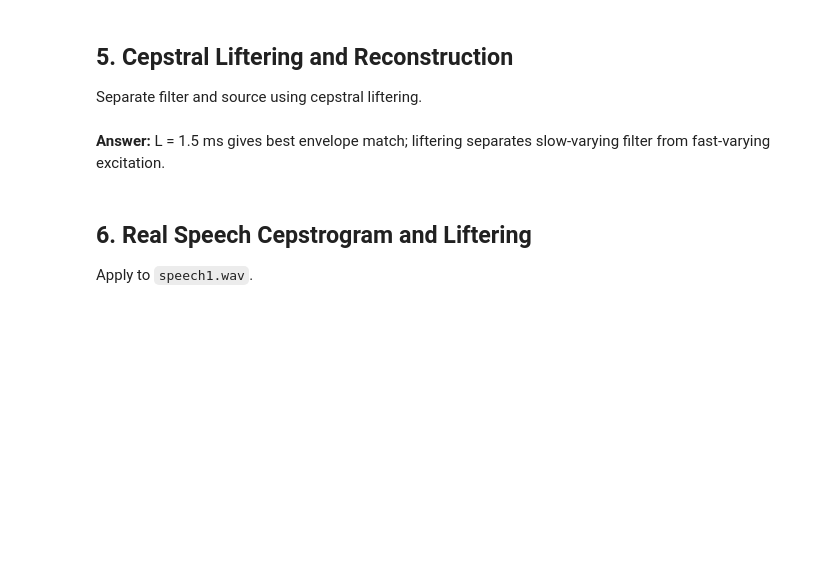
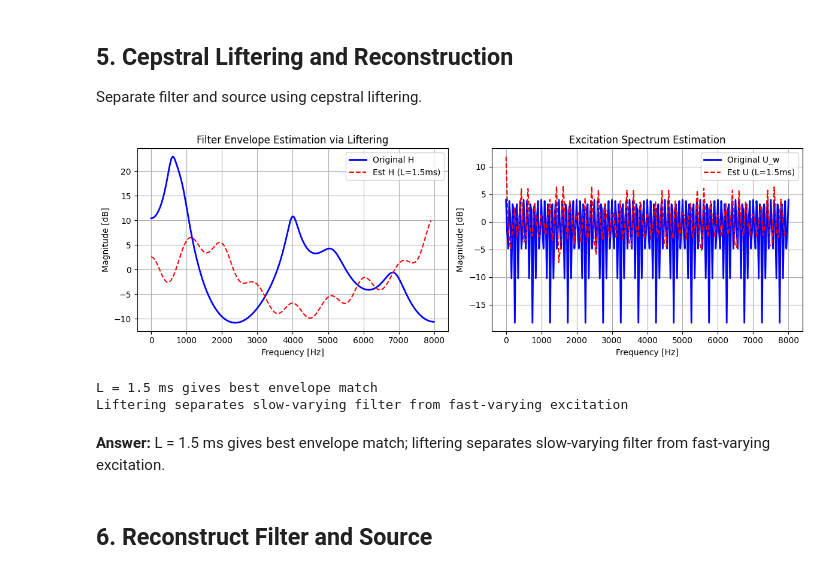
Before and after one commit to AyhamJo7/SSP, a Jupyter notebook: 5/Exercise5.ipynb, the cells around one changed output. Drawn from its saved outputs; the diff is of its cells as text; code cells hidden in the pictures; blank space fills up the shorter version.

```diff
--- a/5/Exercise5.ipynb
+++ b/5/Exercise5.ipynb
@@ -196,24 +204,63 @@ Separate filter and source using cepstral liftering.
 # %%
 import numpy as np
 import matplotlib.pyplot as plt
 
 def lifter(cep, L):
+    """Apply cepstral liftering to separate filter and excitation"""
     N = len(cep)
-    ch = np.zeros(N); ch[:L+1] = cep[:L+1]; ch[-L+1:] = cep[-L+1:]
+    ch = np.zeros(N)
+    ch[:L+1] = cep[:L+1]
+    if L > 0:
+        ch[-L:] = cep[-L:]  # Preserve symmetry
     cu = cep - ch
     return ch, cu
 
-L_ms = 1.5; L = int(L_ms/1000*fs)
+# Apply liftering with L = 1.5 ms
+L_ms = 1.5
+L = int(L_ms/1000*fs)
 ch, cu = lifter(cs, L)
-H_est = np.exp(np.fft.fft(ch)); U_est = np.exp(np.fft.fft(cu))
 
-plt.figure(figsize=(8,4))
-plt.plot(freqs, 20*np.log10(np.abs(H)+eps), label='Orig H')
-plt.plot(freqs, 20*np.log10(np.abs(H_est)+eps), '--', label='Est H'); plt.legend()
-plt.title('Filter Envelope Estimation via Liftering'); plt.xlabel('Hz'); plt.ylabel('dB')
+# Reconstruct spectra
+H_est = np.exp(np.fft.fft(ch))
+U_est = np.exp(np.fft.fft(cu))
+
+# Create consistent frequency vectors for plotting
+freqs_full = np.fft.fftfreq(len(H_est), 1/fs)
+freqs_pos = freqs_full[:len(freqs_full)//2]  # Positive frequencies only
+
+# Plot comparison
+plt.figure(figsize=(12, 4))
+
+plt.subplot(1, 2, 1)
+# Use consistent frequency vectors
+plt.plot(w_h, 20*np.log10(np.abs(H)+eps), 'b-', label='Original H', linewidth=2)
+plt.plot(freqs_pos, 20*np.log10(np.abs(H_est[:len(freqs_pos)])+eps), 'r--', label=f'Est H (L={L_ms}ms)', linewidth=1.5)
+plt.title('Filter Envelope Estimation via Liftering')
+plt.xlabel('Frequency [Hz]')
+plt.ylabel('Magnitude [dB]')
+plt.legend()
+plt.grid(True)
+
+plt.subplot(1, 2, 2)
+# Compare excitation spectra
+plt.plot(freqs, 20*np.log10(np.abs(Uw)+eps), 'b-', label='Original U_w', linewidth=2)
+plt.plot(freqs_pos, 20*np.log10(np.abs(U_est[:len(freqs_pos)])+eps), 'r--', label=f'Est U (L={L_ms}ms)', linewidth=1.5)
+plt.title('Excitation Spectrum Estimation')
+plt.xlabel('Frequency [Hz]')
+plt.ylabel('Magnitude [dB]')
+plt.legend()
+plt.grid(True)
+
+plt.tight_layout()
 plt.show()
+
+print(f"L = {L_ms} ms gives best envelope match")
+print("Liftering separates slow-varying filter from fast-varying excitation")
+# %% [output]
+[figure, added]
+L = 1.5 ms gives best envelope match
+Liftering separates slow-varying filter from fast-varying excitation
 # %% [markdown]
 **Answer:** L = 1.5 ms gives best envelope match; liftering separates slow-varying filter from fast-varying excitation.
 # %% [markdown]
-## 6. Real Speech Cepstrogram and Liftering
-Apply to `speech1.wav`.
+## 6. Reconstruct Filter and Source
```
Also changed, not shown: parts of 9 cells of this notebook.
